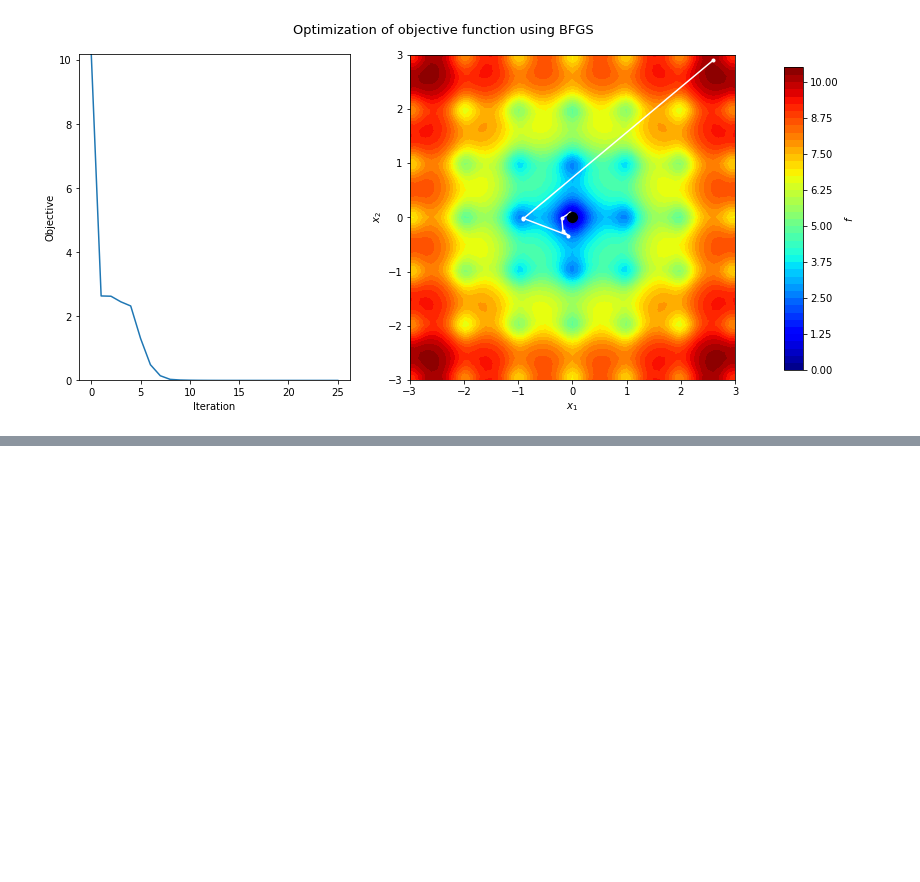
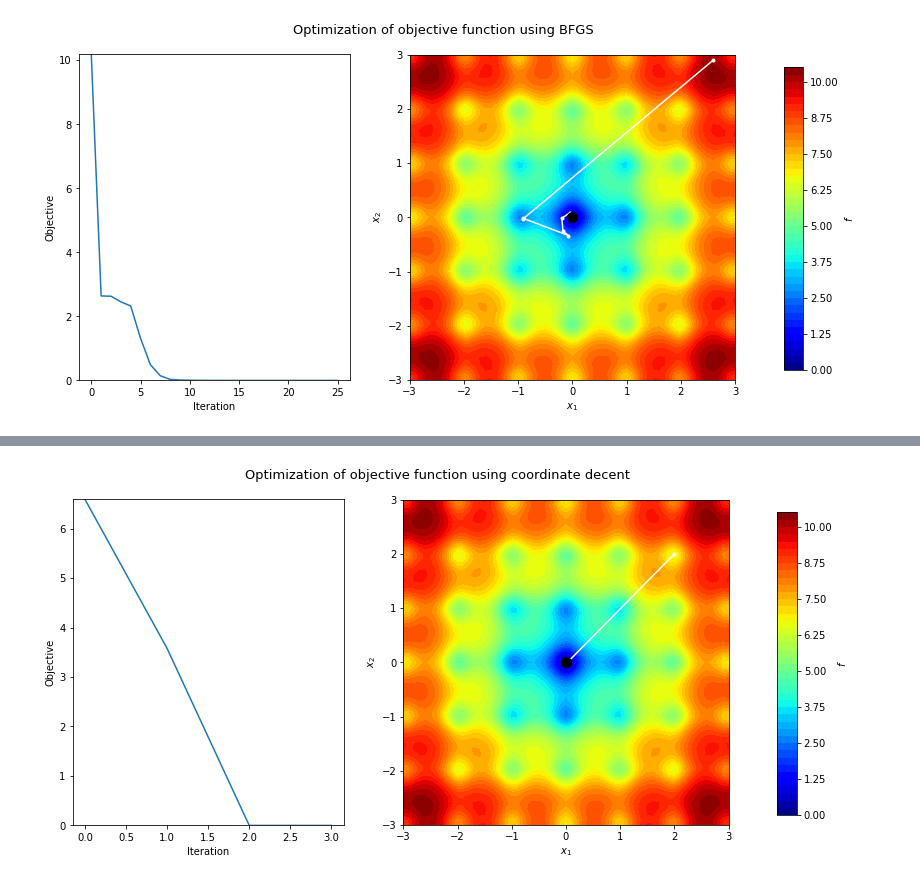
Before and after one commit to SebastianGlavind/PhD-study, a Jupyter notebook: Optimization/Optimization_deter_con_uncon.ipynb, the cells around one changed output, grey strips where cells are left out. Saved outputs shown, nothing was run; the diff lists cells and outputs as text; code cells hidden in the pictures; blank space fills up the shorter version.

```diff
--- a/Optimization/Optimization_deter_con_uncon.ipynb
+++ b/Optimization/Optimization_deter_con_uncon.ipynb
@@ -628,0 +733,8 @@ GD_plotting_function(xx_b, eval_obj_b, x_b_bfgs, obj_b_bfgs, 'Optimization of ob
+# %%
+# Coordinate Decent with acceleration step
+x_b_coorAcc, obj_b_coorAcc = CoorDecent_acc(objective_b, np.array([2.0,2.0]), 0, 100)
+x_b_coorAcc = np.asarray(x_b_coorAcc)
+
+GD_plotting_function(xx_b, eval_obj_b, x_b_coorAcc, obj_b_coorAcc, 'Optimization of objective function using coordinate decent')
+# %% [output]
+[figure, added]
```
Also changed, not shown: parts of 15 cells of this notebook.
